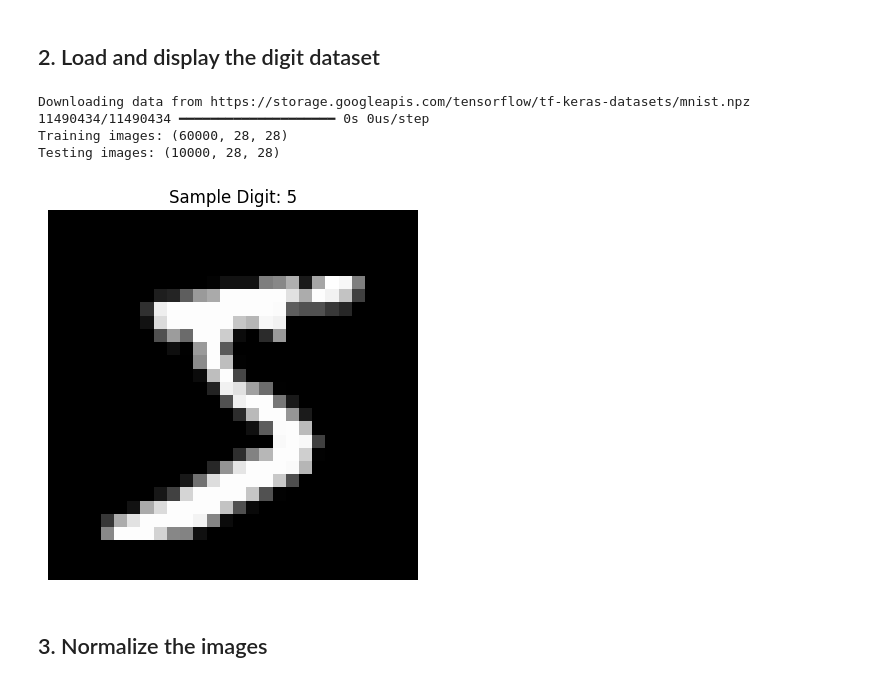
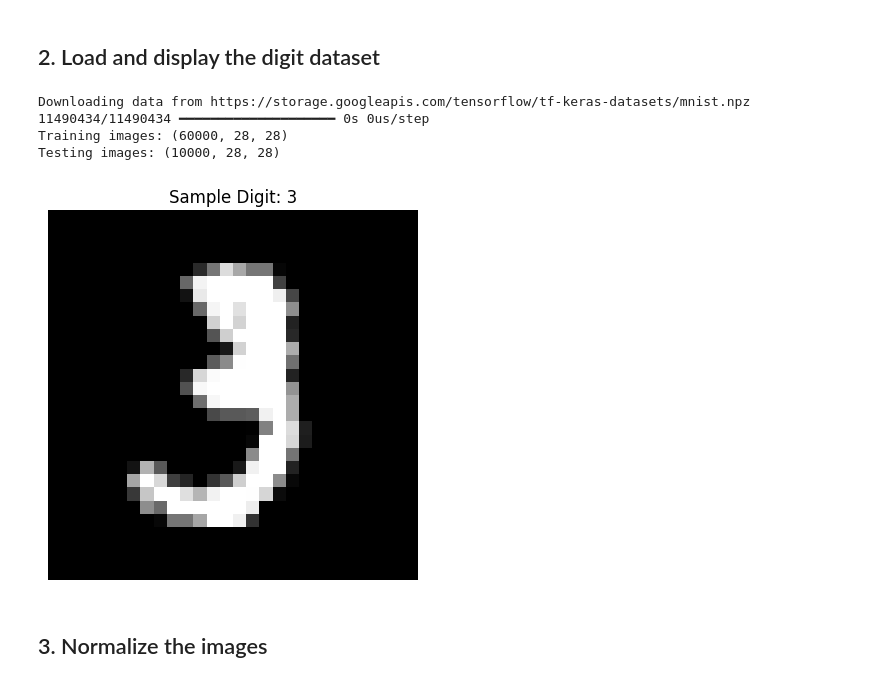
Before and after one commit to vaishnavi190124/ML-Practicals, a Jupyter notebook: Basic_DNN_Digit_Classification.ipynb, the cells around one changed output. Saved outputs shown, nothing was run; the diff lists cells and outputs as text; code cells hidden in the pictures.

```diff
--- a/Basic_DNN_Digit_Classification.ipynb
+++ b/Basic_DNN_Digit_Classification.ipynb
@@ -25,19 +25,19 @@ from tensorflow.keras.layers import Dense, Flatten
 # %%
 (X_train, y_train), (X_test, y_test) = mnist.load_data()
 
 print("Training images:", X_train.shape)
 print("Testing images:", X_test.shape)
 
-plt.imshow(X_train[0], cmap="gray")
-plt.title("Sample Digit: " + str(y_train[0]))
+plt.imshow(X_train[10], cmap="gray")
+plt.title("Sample Digit: " + str(y_train[10]))
 plt.axis("off")
 plt.show()
 # %% [output]
 Downloading data from https://storage.googleapis.com/tensorflow/tf-keras-datasets/mnist.npz
 11490434/11490434 ━━━━━━━━━━━━━━━━━━━━ 0s 0us/step
 Training images: (60000, 28, 28)
 Testing images: (10000, 28, 28)
-[figure, old version]
+[figure, new version]
 # %% [markdown]
 ## 3. Normalize the images
 # %%
```
Also changed, not shown: parts of 8 cells of this notebook.
